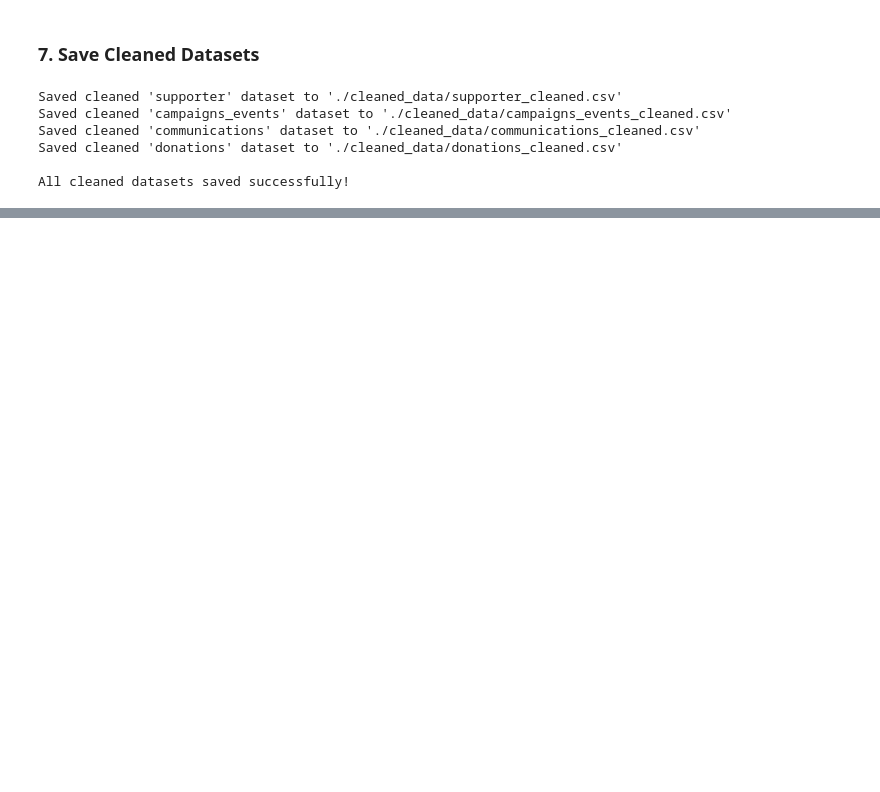
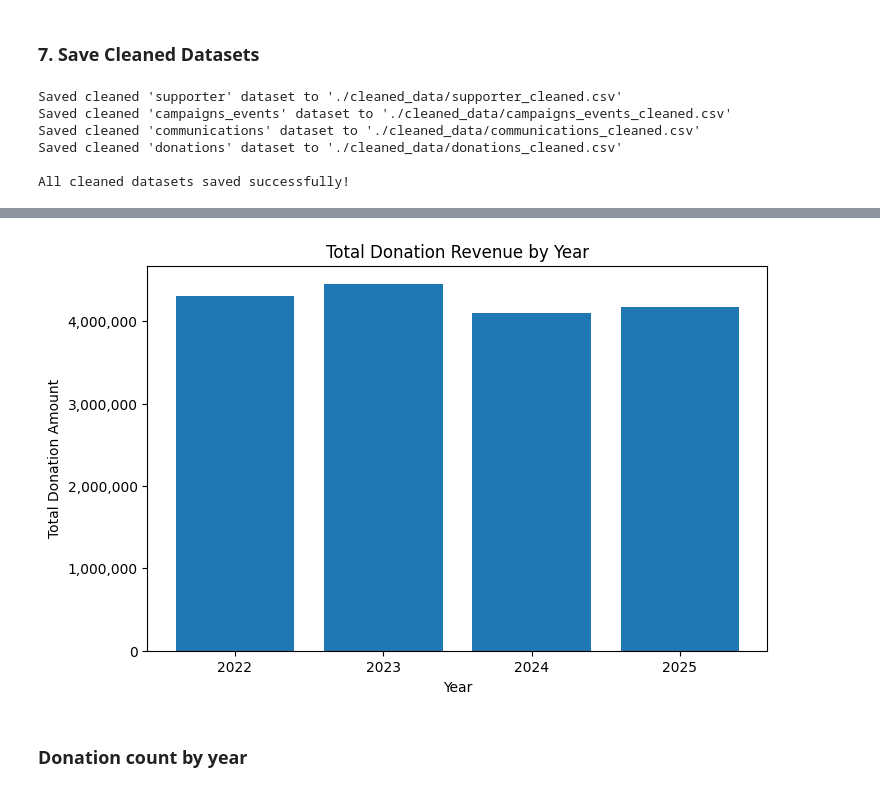
Before and after one commit to ignacio07-ops/Networking-Lab-Project, a Jupyter notebook: Welcome_To_Colab.ipynb, the cells around one changed output, grey strips where cells are left out. Drawn from its saved outputs; the diff is of its cells as text; code cells hidden in the pictures; blank space fills up the shorter version.

```diff
--- a/Welcome_To_Colab.ipynb
+++ b/Welcome_To_Colab.ipynb
@@ -383,0 +455,8 @@ All cleaned datasets saved successfully!
+# %%
+# Create donation year
+df_donations['donation_year'] = df_donations['donation_date'].dt.year
+
+# Yearly donation totals
+yearly_donation_totals = df_donations.groupby('donation_year')['donation_amount'].sum().reset_index()
+
+yearly_donation_totals
@@ -383,0 +469,21 @@ All cleaned datasets saved successfully!
+# %%
+import matplotlib.ticker as mticker
+
+plt.figure(figsize=(8,5))
+plt.bar(yearly_donation_totals['donation_year'], yearly_donation_totals['donation_amount'])
+plt.title('Total Donation Revenue by Year')
+plt.xlabel('Year')
+plt.ylabel('Total Donation Amount')
+
+# Set x-axis ticks to show actual integer years
+plt.xticks(yearly_donation_totals['donation_year'])
+
+# Format y-axis labels to include commas for better readability
+formatter = mticker.FormatStrFormatter('%1.0f') # For integer values
+plt.gca().yaxis.set_major_formatter(mticker.FuncFormatter(lambda x, p: format(int(x), ',')))
+
+plt.show()
+# %% [output]
+[figure, added]
+# %% [markdown]
+### Donation count by year
```
Also changed, not shown: parts of 26 cells of this notebook.
